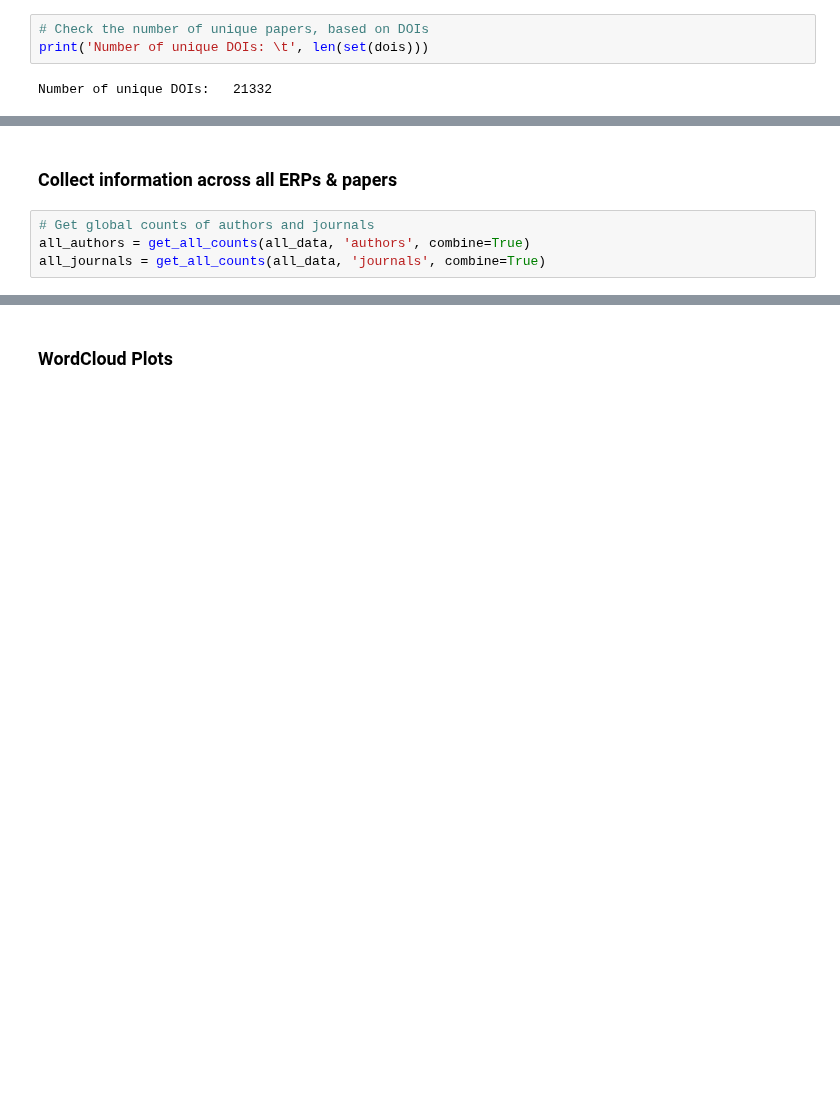
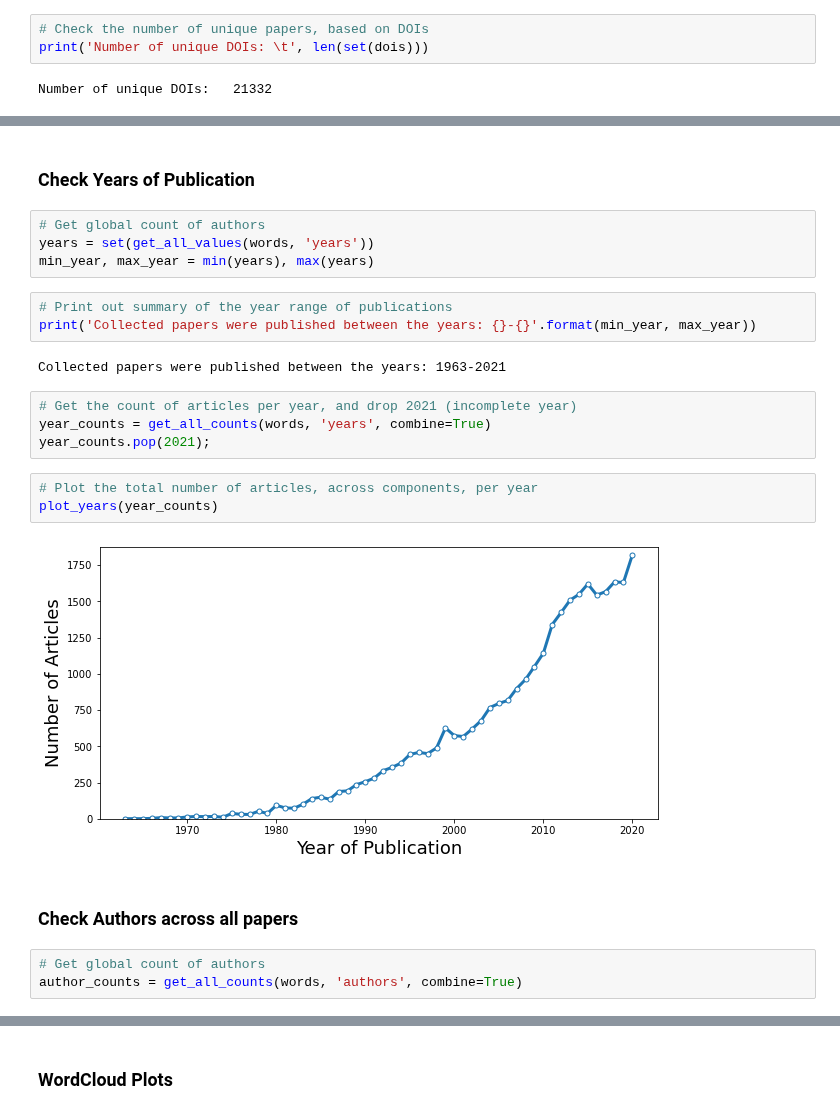
Before and after one commit to weblearn22/ERPscanr, a Jupyter notebook: notebooks/02-Words.ipynb, the cells around one changed output, grey strips where cells are left out. Drawn from its saved outputs; the diff is of its cells as text; blank space fills up the shorter version.

```diff
--- a/notebooks/02-Words.ipynb
+++ b/notebooks/02-Words.ipynb
@@ -98,6 +148,25 @@ Number of unique DOIs:   21332
+# %% [markdown]
+### Check Years of Publication
+# %%
+# Get global count of authors
+years = set(get_all_values(words, 'years'))
+min_year, max_year = min(years), max(years)
+# %%
+# Print out summary of the year range of publications
+print('Collected papers were published between the years: {}-{}'.format(min_year, max_year))
+# %% [output]
+Collected papers were published between the years: 1963-2021
+# %%
+# Get the count of articles per year, and drop 2021 (incomplete year)
+year_counts = get_all_counts(words, 'years', combine=True)
+year_counts.pop(2021);
+# %%
+# Plot the total number of articles, across components, per year
+plot_years(year_counts)
+# %% [output]
+[figure, added]
 # %% [markdown]
-### Collect information across all ERPs & papers
+### Check Authors across all papers
 # %%
-# Get global counts of authors and journals
-all_authors = get_all_counts(all_data, 'authors', combine=True)
-all_journals = get_all_counts(all_data, 'journals', combine=True)
+# Get global count of authors
+author_counts = get_all_counts(words, 'authors', combine=True)
```
Also changed, not shown: parts of 40 cells of this notebook.
